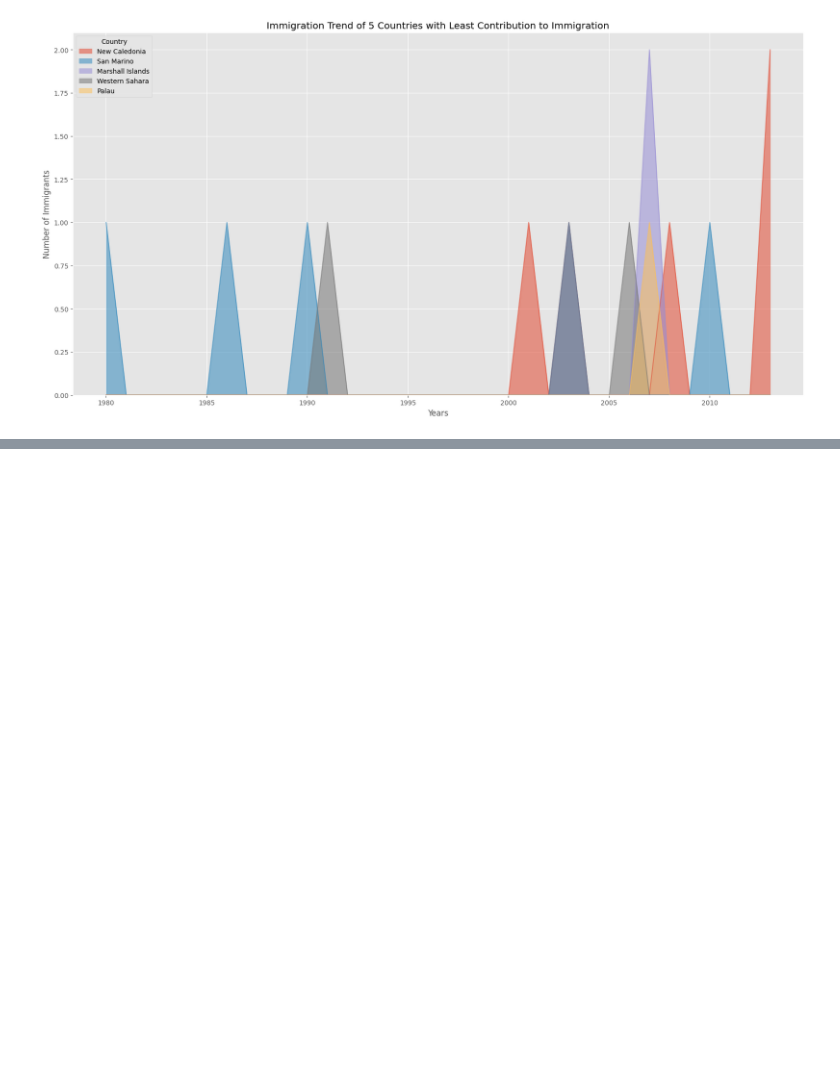
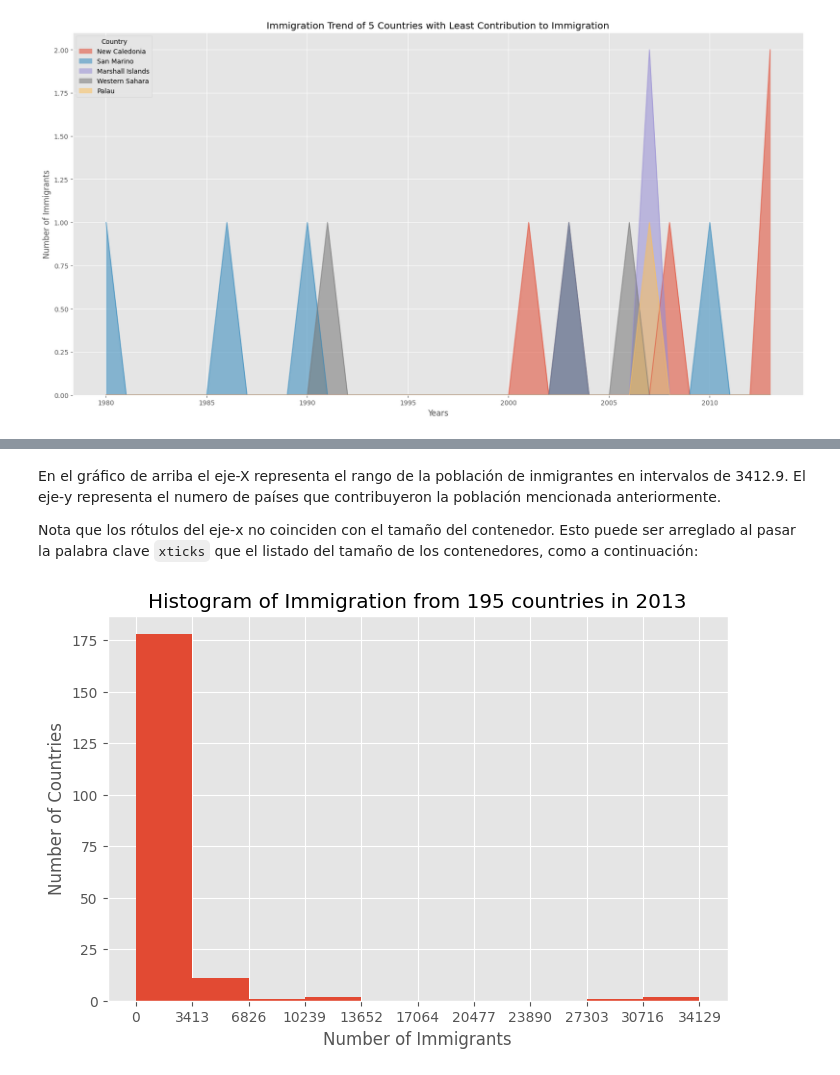
Before and after one commit to reivincitot/Curso-ibm, a Jupyter notebook: Data visualization with python/areaPlotHistogramsAndBarPlots_lab2.ipynb, the cells around one changed output, grey strips where cells are left out. Saved outputs shown, nothing was run; the diff lists cells and outputs as text; code cells hidden in the pictures; blank space fills up the shorter version.

```diff
--- a/Data visualization with python/areaPlotHistogramsAndBarPlots_lab2.ipynb
+++ b/Data visualization with python/areaPlotHistogramsAndBarPlots_lab2.ipynb
@@ -293,0 +346,17 @@ Text(0.5, 0, 'Years')
+# %% [markdown]
+En el gráfico de arriba el eje-X representa el rango de la población de inmigrantes en intervalos de 3412.9. El eje-y representa el numero de países que contribuyeron la población mencionada anteriormente.
+
+Nota que los rótulos del eje-x no coinciden con el tamaño del contenedor. Esto puede ser arreglado al pasar la palabra clave `xticks` que el listado del tamaño de los contenedores, como a continuación:
+# %%
+# "bin_edges" es un listado del intervalo de contenedores.
+count, bin_edges = np.histogram(df_can["2013"])
+
+df_can["2013"].plot(kind="hist",figsize=(8,5), xticks=bin_edges)
+
+plt.title("Histogram of Immigration from 195 countries in 2013") # Agregamos un titulo a nuestro histograma
+plt.ylabel("Number of Countries") # Agregamos un rotulo al eje-Y
+plt.xlabel("Number of Immigrants") # Agregamos un rotulo al eje-x
+
+plt.show()
+# %% [output]
+[figure, added]
```
Also changed, not shown: parts of 36 cells of this notebook.
